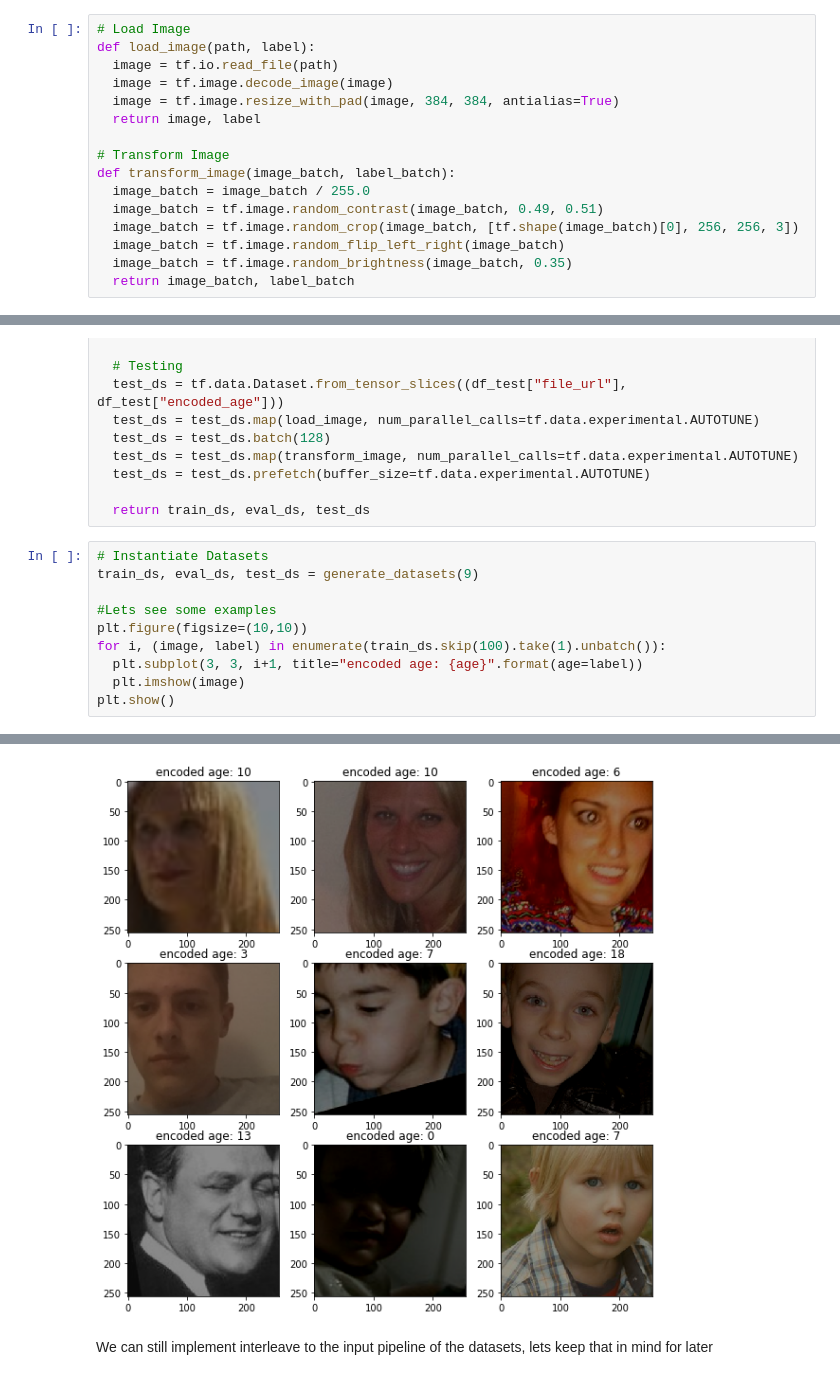
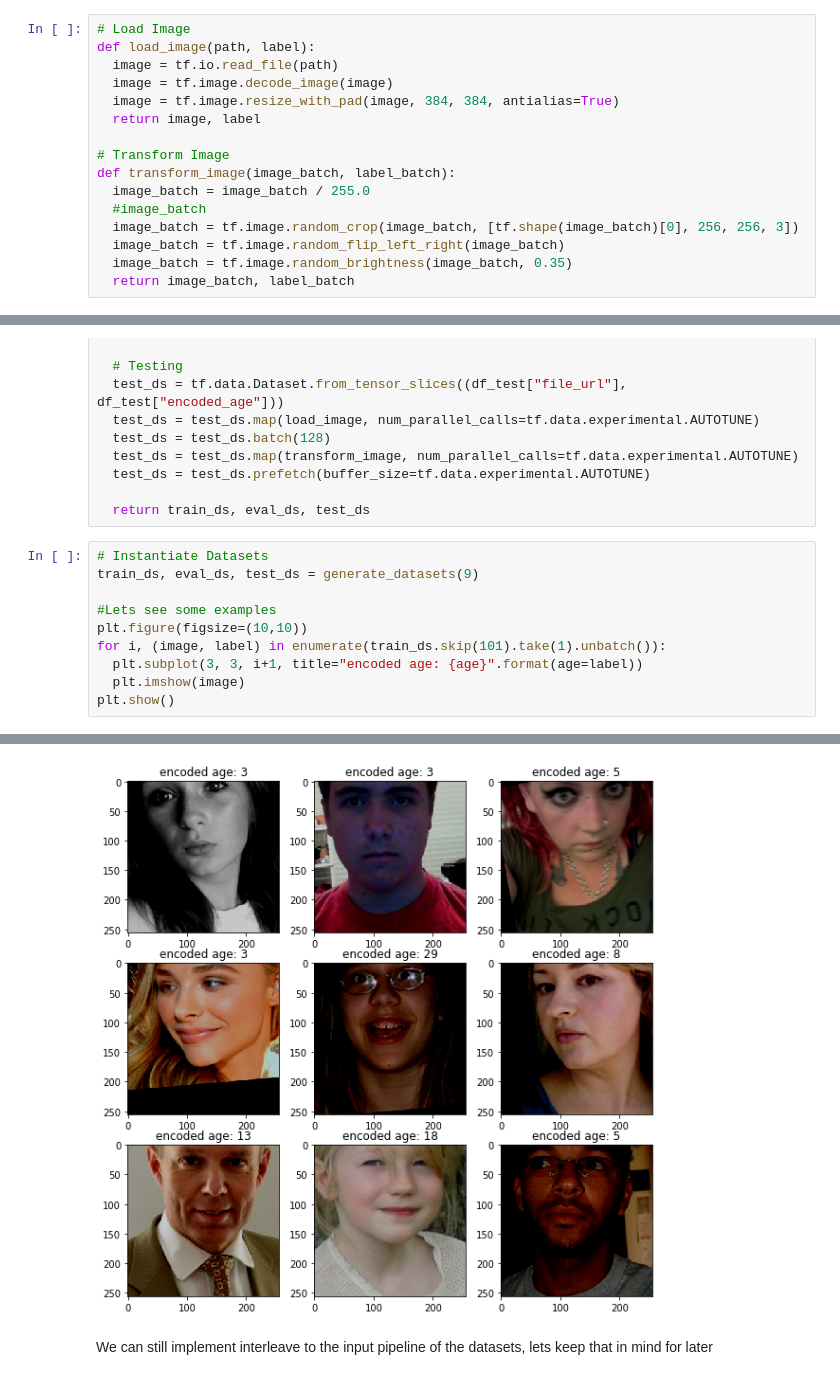
Before and after one commit to elpapi42/AgeClassifier, a Jupyter notebook: AgeClassifier.ipynb, the cells around one changed output, grey strips where cells are left out. Saved outputs shown, nothing was run; the diff lists cells and outputs as text.

```diff
--- a/AgeClassifier.ipynb
+++ b/AgeClassifier.ipynb
@@ -234,7 +234,7 @@ def load_image(path, label):
 # Transform Image
 def transform_image(image_batch, label_batch):
   image_batch = image_batch / 255.0
-  image_batch = tf.image.random_contrast(image_batch, 0.49, 0.51)
+  #image_batch
   image_batch = tf.image.random_crop(image_batch, [tf.shape(image_batch)[0], 256, 256, 3])
   image_batch = tf.image.random_flip_left_right(image_batch)
   image_batch = tf.image.random_brightness(image_batch, 0.35)
@@ -270,7 +270,7 @@ train_ds, eval_ds, test_ds = generate_datasets(9)
 
 #Lets see some examples
 plt.figure(figsize=(10,10))
-for i, (image, label) in enumerate(train_ds.skip(100).take(1).unbatch()):
+for i, (image, label) in enumerate(train_ds.skip(101).take(1).unbatch()):
   plt.subplot(3, 3, i+1, title="encoded age: {age}".format(age=label))
   plt.imshow(image)
 plt.show()
@@ -282,4 +287,4 @@ Clipping input data to the valid range for imshow with RGB data ([0..1] for floa
-[figure, old version]
+[figure, new version]
 # %% [markdown]
 We can still implement interleave to the input pipeline of the datasets, lets keep that in mind for later
 # %% [markdown]
```
Also changed, not shown: parts of 1 cell of this notebook.
